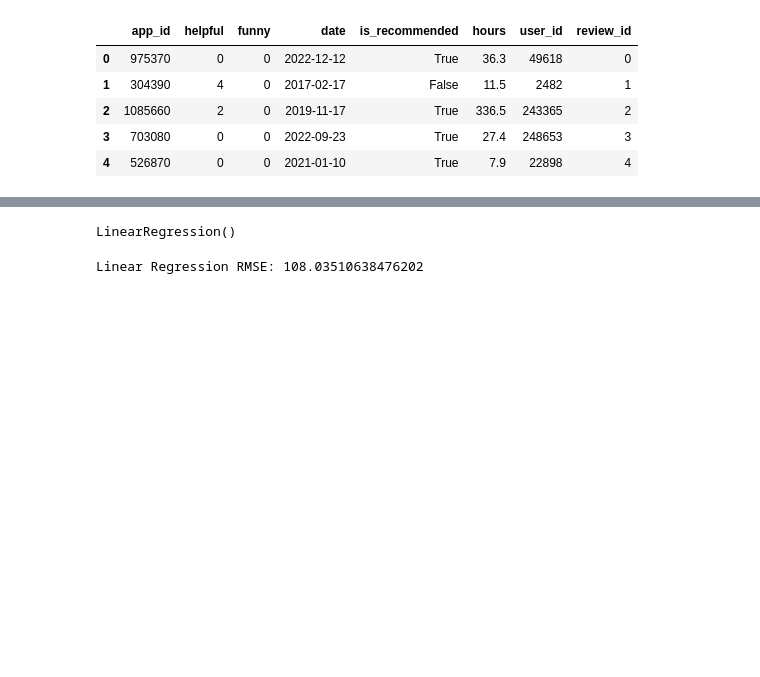
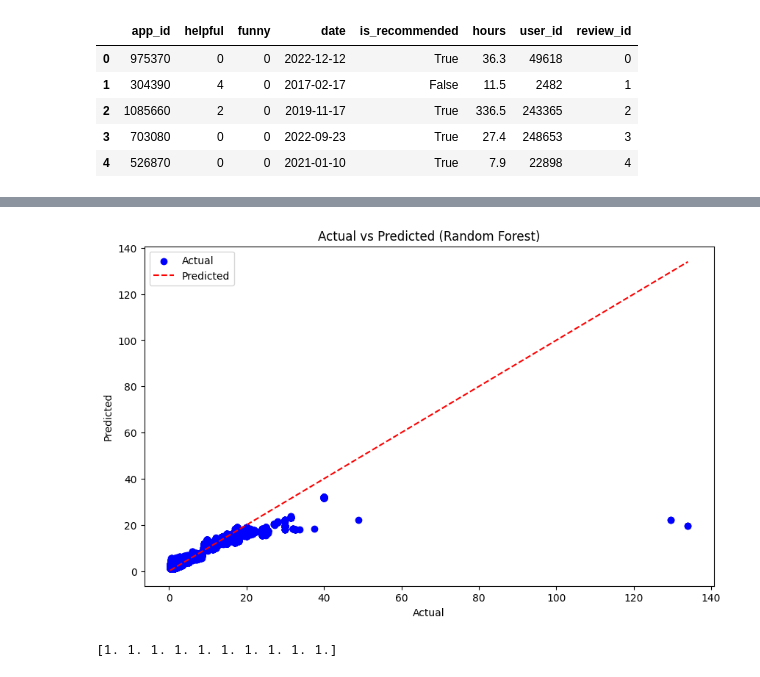
Before and after one commit to khanhsvan/someCollab, a Jupyter notebook: Untitled4.ipynb, the cells around one changed output, grey strips where cells are left out. Saved outputs shown, nothing was run; the diff lists cells and outputs as text; code cells hidden in the pictures; blank space fills up the shorter version.

```diff
--- a/Untitled4.ipynb
+++ b/Untitled4.ipynb
@@ -76,0 +233,3 @@ Random Forest RMSE: 109.53798071619049
+# %%
+# Dự đoán trên tập kiểm tra
+y_pred_rf = model.predict(X_test)
@@ -77,13 +275,22 @@ Random Forest RMSE: 109.53798071619049
+# %%
+# Vẽ biểu đồ kết hợp đường cho dự đoán và thực tế từ mô hình Random Forest
+plt.figure(figsize=(10, 6))
+
+# Vẽ điểm thực tế
+plt.scatter(y_test, y_pred_rf, color='blue', label='Actual')
+
+# Vẽ đường dự đoán
+plt.plot([min(y_test), max(y_test)], [min(y_test), max(y_test)], color='red', linestyle='--', label='Predicted')
+
+plt.title('Actual vs Predicted (Random Forest)')
+plt.xlabel('Actual')
+plt.ylabel('Predicted')
+plt.legend()
+plt.show()
+# %% [output]
+[figure, added]
 # %%
 # Tạo mô hình học máy tuyến tính
 linear_model = LinearRegression()
-linear_model.fit(train[['user_id', 'app_id', 'funny', 'is_recommended']], train['hours'])+
+# Chia tập dữ liệu thành 10 phần
+kfolds = 10
-# %% [output]
-LinearRegression()
-# %%
-# Đánh giá mô hình LinearRegression
-linear_predictions = linear_model.predict(test[['user_id', 'app_id', 'funny', 'is_recommended']])
-linear_rmse = mean_squared_error(test['hours'], linear_predictions, squared=False)
-print(f'Linear Regression RMSE: {linear_rmse}')
-# %% [output]
-Linear Regression RMSE: 108.03510638476202
@@ -90,3 +300,8 @@ Linear Regression RMSE: 108.03510638476202
+# %%
+# In kết quả
+print(scores)
+# %% [output]
+[1. 1. 1. 1. 1. 1. 1. 1. 1. 1.]
 # %%
 
 # Chọn một số user_ids để đề xuất
```
Also changed, not shown: parts of 31 cells of this notebook.
